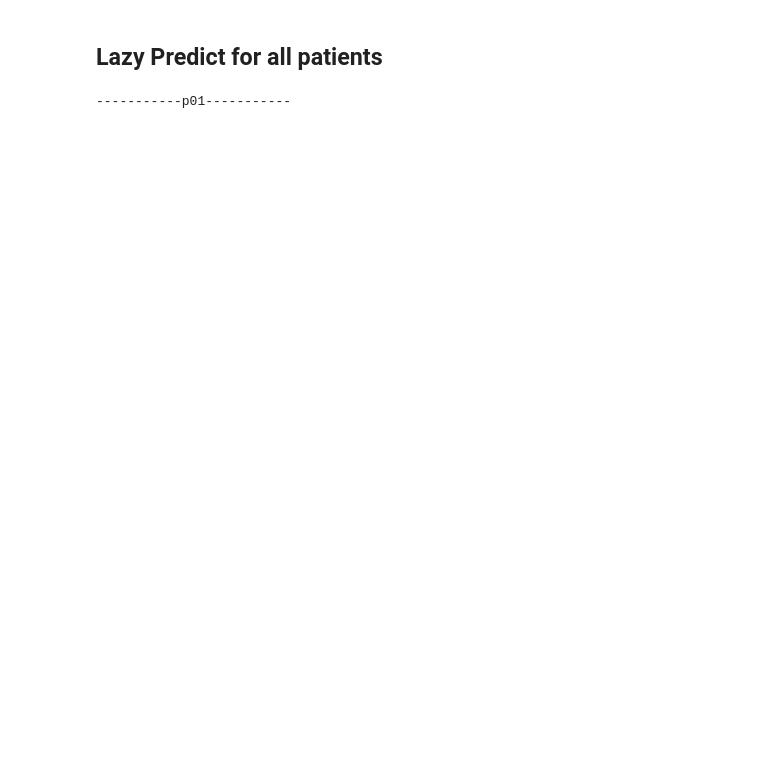
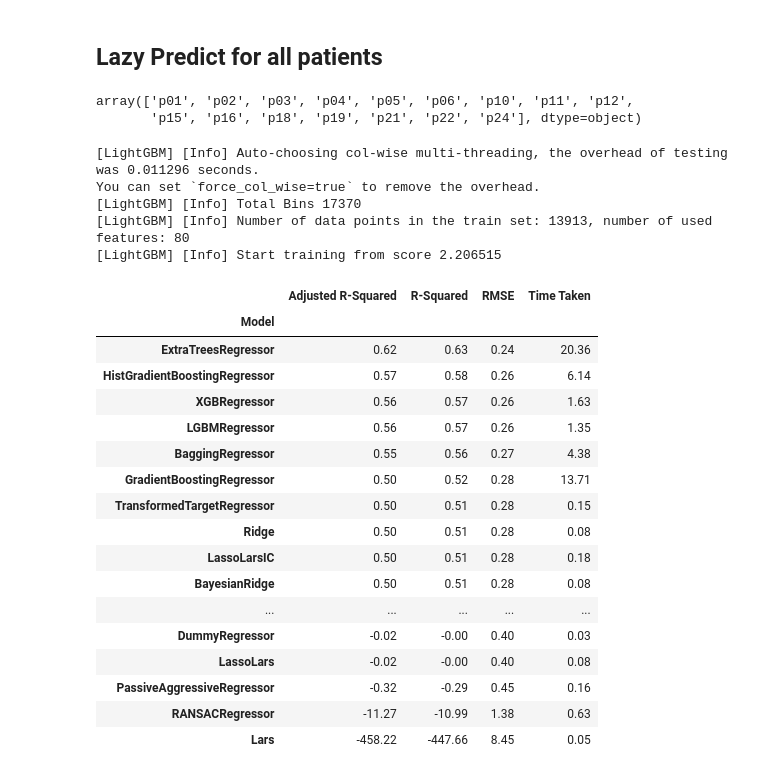
Before and after one commit to masaver/brist1d, a Jupyter notebook: notebooks/ralf/modelling/3.16-one-model-for-each-patient-bg-insulin-cals-2h-5m/02-lazy-predict.ipynb, the cells around one changed output. Drawn from its saved outputs; the diff is of its cells as text; code cells hidden in the pictures; blank space fills up the shorter version.

```diff
--- a/notebooks/ralf/modelling/3.16-one-model-for-each-patient-bg-insulin-cals-2h-5m/02-lazy-predict.ipynb
+++ b/notebooks/ralf/modelling/3.16-one-model-for-each-patient-bg-insulin-cals-2h-5m/02-lazy-predict.ipynb
@@ -30,26 +26,58 @@ all_train_data.head()
 # %% [markdown]
 ## Lazy Predict for all patients
 # %%
-from pipelines import pipeline
+from pipelines import preprocessing_pipeline, standardization_pipeline
 from sklearn.model_selection import train_test_split
 from notebooks.helpers.LazyPredict import get_lazy_regressor
 
-patient_ids = all_train_data['p_num'].unique()
-for patient_id in patient_ids:
-    print(f'-----------{patient_id}-----------')
-    data = all_train_data[all_train_data['p_num'] == patient_id]
-    data = data.drop(columns=['p_num'])
 
-    # Transform and standardize data
-    train_data_patient = pipeline.fit_transform(data)
+def lazy_predict(patient_id, all_data):
+    patient_data = all_data[all_train_data['p_num'] == patient_id]
+    patient_data = patient_data.drop(columns=['p_num'])
 
-    X = train_data_patient.drop(columns=['bg+1:00'])
-    y = train_data_patient['bg+1:00']
+    # transform data
+    patient_data = preprocessing_pipeline.fit_transform(patient_data)
+    X = patient_data.drop(columns=['bg+1:00'])
+    y = np.log1p(patient_data['bg+1:00'])
+
+    # train test split
     X_train, X_test, y_train, y_test = train_test_split(X, y, test_size=0.2, random_state=42)
 
+    # standardize data
+    X_train = standardization_pipeline.fit_transform(X_train)
+    X_test = standardization_pipeline.transform(X_test)
 
-    reg = get_lazy_regressor(exclude=['SVR'])
-    models, predictions = reg.fit(X_train, X_test, y_train, y_test)
-    print(models)
+    lazy_regressor = get_lazy_regressor(exclude=['SVR'], predictions=True)
+    models, predictions = lazy_regressor.fit(X_train, X_test, y_train, y_test)
+    display(models)
-# %% [output]
------------p01-----------
+# %%
+all_train_data['p_num'].unique()
+# %% [output]
+array(['p01', 'p02', 'p03', 'p04', 'p05', 'p06', 'p10', 'p11', 'p12',
+       'p15', 'p16', 'p18', 'p19', 'p21', 'p22', 'p24'], dtype=object)
+# %%
+lazy_predict('p01', all_train_data)
+# %% [output]
+[LightGBM] [Info] Auto-choosing col-wise multi-threading, the overhead of testing was 0.011296 seconds.
+You can set `force_col_wise=true` to remove the overhead.
+[LightGBM] [Info] Total Bins 17370
+[LightGBM] [Info] Number of data points in the train set: 13913, number of used features: 80
+[LightGBM] [Info] Start training from score 2.206515
+|  | Adjusted R-Squared | R-Squared | RMSE | Time Taken |
+| Model |  |  |  |  |
+| ExtraTreesRegressor | 0.62 | 0.63 | 0.24 | 20.36 |
+| HistGradientBoostingRegressor | 0.57 | 0.58 | 0.26 | 6.14 |
+| XGBRegressor | 0.56 | 0.57 | 0.26 | 1.63 |
+| LGBMRegressor | 0.56 | 0.57 | 0.26 | 1.35 |
+| BaggingRegressor | 0.55 | 0.56 | 0.27 | 4.38 |
+| GradientBoostingRegressor | 0.50 | 0.52 | 0.28 | 13.71 |
+| TransformedTargetRegressor | 0.50 | 0.51 | 0.28 | 0.15 |
+| Ridge | 0.50 | 0.51 | 0.28 | 0.08 |
+| LassoLarsIC | 0.50 | 0.51 | 0.28 | 0.18 |
+| BayesianRidge | 0.50 | 0.51 | 0.28 | 0.08 |
+| ... | ... | ... | ... | ... |
+| DummyRegressor | -0.02 | -0.00 | 0.40 | 0.03 |
+| LassoLars | -0.02 | -0.00 | 0.40 | 0.08 |
+| PassiveAggressiveRegressor | -0.32 | -0.29 | 0.45 | 0.16 |
+| RANSACRegressor | -11.27 | -10.99 | 1.38 | 0.63 |
+| Lars | -458.22 | -447.66 | 8.45 | 0.05 |
```
Also changed, not shown: parts of 17 cells of this notebook, 7 other files.
